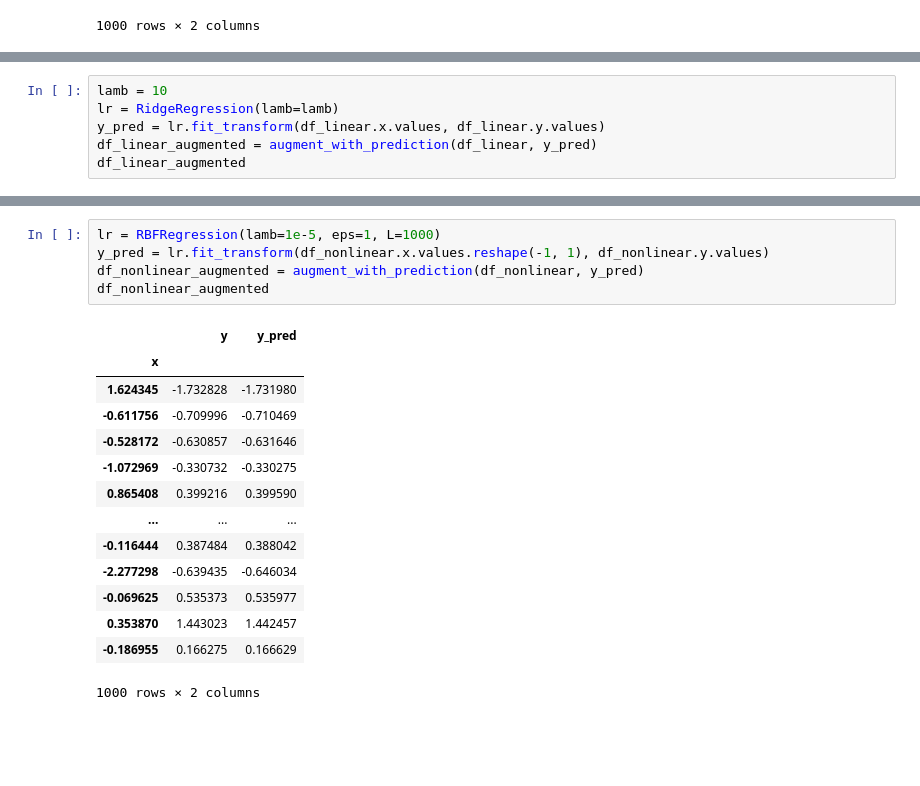
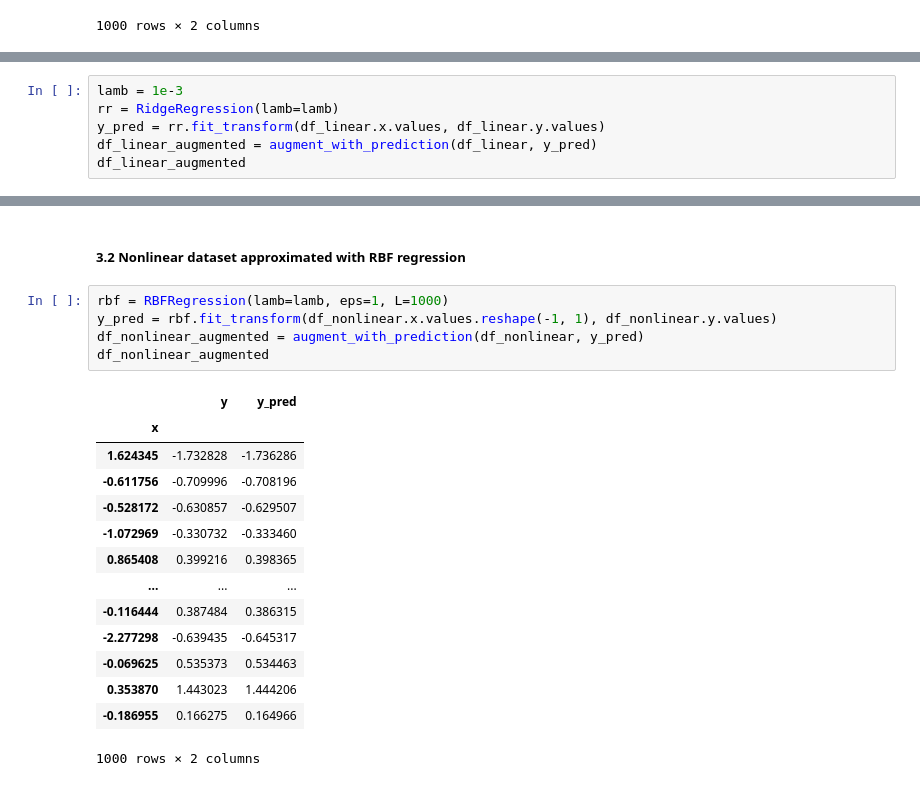
Before and after one commit to sonmikrafft-uni-MLCMS/ex5, a Jupyter notebook: task_1.ipynb, the cells around one changed output, grey strips where cells are left out. Cells and saved outputs as stored; diff of their text form; blank space fills up the shorter version.

```diff
--- a/task_1.ipynb
+++ b/task_1.ipynb
@@ -66,7 +71,7 @@ _ = plot_pandas_dataset(df_nonlinear, "x", "y", "Nonlinear dataset", x="x", y="y
 # %%
-lamb = 10
-lr = RidgeRegression(lamb=lamb)
-y_pred = lr.fit_transform(df_linear.x.values, df_linear.y.values)
+lamb = 1e-3
+rr = RidgeRegression(lamb=lamb)
+y_pred = rr.fit_transform(df_linear.x.values, df_linear.y.values)
 df_linear_augmented = augment_with_prediction(df_linear, y_pred)
 df_linear_augmented
 # %% [output]
@@ -116,20 +161,22 @@ _ = plot_pandas_dataset(df_nonlinear_augmented, "x", "y", "Nonlinear dataset", a
+# %% [markdown]
+##### 3.2 Nonlinear dataset approximated with RBF regression
 # %%
-lr = RBFRegression(lamb=1e-5, eps=1, L=1000)
-y_pred = lr.fit_transform(df_nonlinear.x.values.reshape(-1, 1), df_nonlinear.y.values)
+rbf = RBFRegression(lamb=lamb, eps=1, L=1000)
+y_pred = rbf.fit_transform(df_nonlinear.x.values.reshape(-1, 1), df_nonlinear.y.values)
 df_nonlinear_augmented = augment_with_prediction(df_nonlinear, y_pred)
 df_nonlinear_augmented
 # %% [output]
 |  | y | y_pred |
 | x |  |  |
-| 1.624345 | -1.732828 | -1.731980 |
-| -0.611756 | -0.709996 | -0.710469 |
-| -0.528172 | -0.630857 | -0.631646 |
-| -1.072969 | -0.330732 | -0.330275 |
-| 0.865408 | 0.399216 | 0.399590 |
+| 1.624345 | -1.732828 | -1.736286 |
+| -0.611756 | -0.709996 | -0.708196 |
+| -0.528172 | -0.630857 | -0.629507 |
+| -1.072969 | -0.330732 | -0.333460 |
+| 0.865408 | 0.399216 | 0.398365 |
 | ... | ... | ... |
-| -0.116444 | 0.387484 | 0.388042 |
-| -2.277298 | -0.639435 | -0.646034 |
-| -0.069625 | 0.535373 | 0.535977 |
-| 0.353870 | 1.443023 | 1.442457 |
-| -0.186955 | 0.166275 | 0.166629 |
+| -0.116444 | 0.387484 | 0.386315 |
+| -2.277298 | -0.639435 | -0.645317 |
+| -0.069625 | 0.535373 | 0.534463 |
+| 0.353870 | 1.443023 | 1.444206 |
+| -0.186955 | 0.166275 | 0.164966 |
 1000 rows × 2 columns
```
Also changed, not shown: parts of 19 cells of this notebook.
